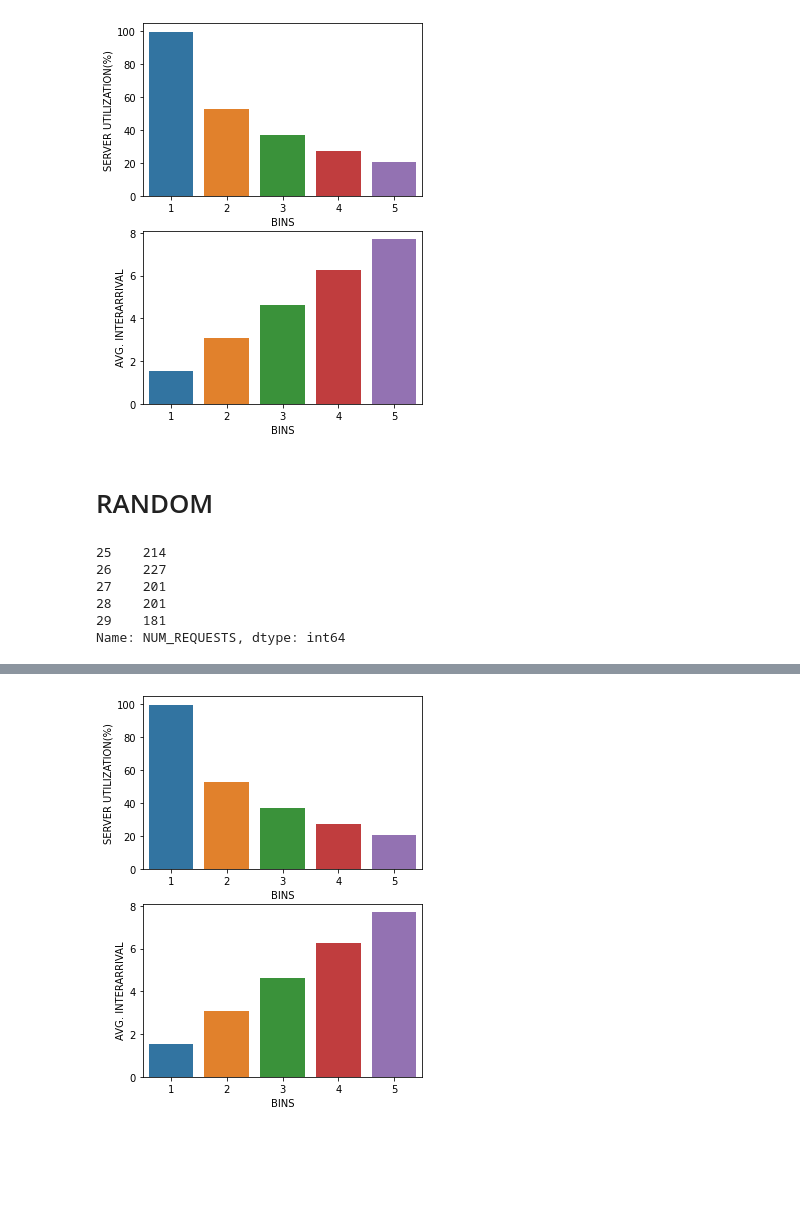
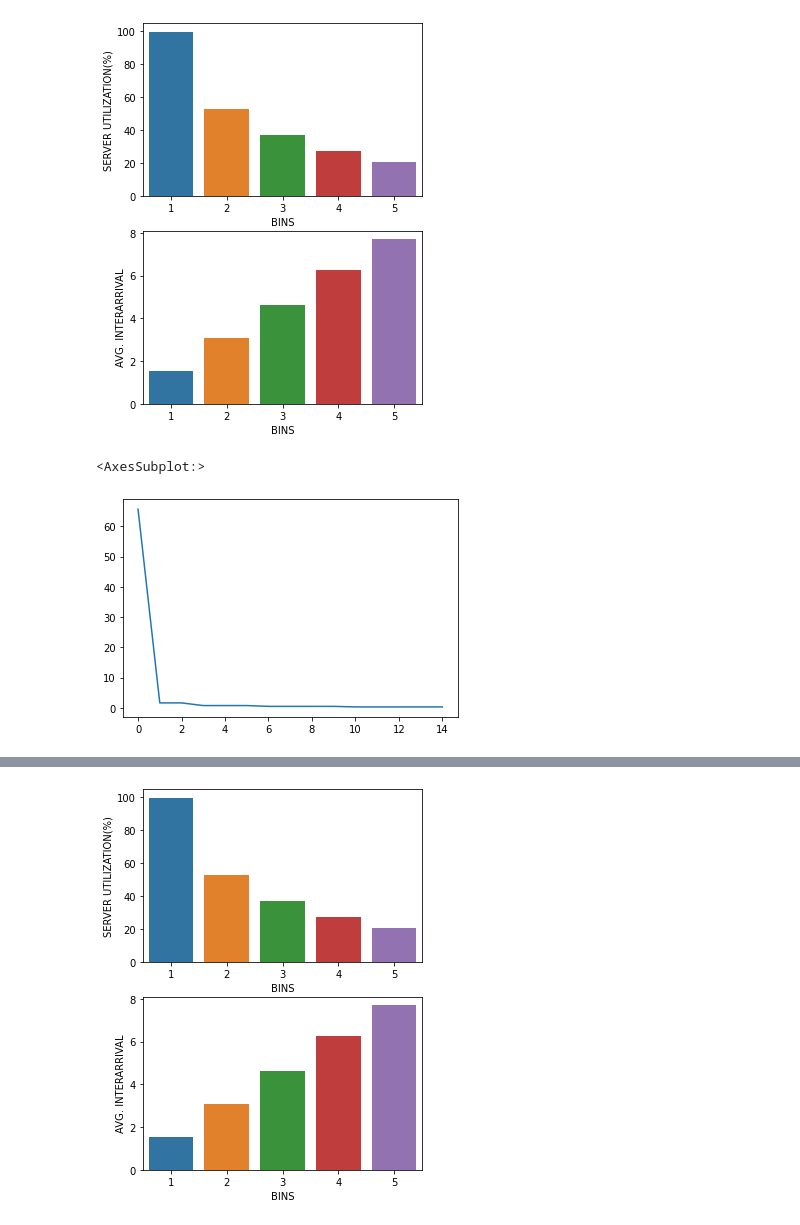
Before and after one commit to nachocodexx/cinvestav-ds-loadbalancer-analysis, a Jupyter notebook: analysis/Untitled.ipynb, the cells around one changed output, grey strips where cells are left out. Drawn from its saved outputs; the diff is of its cells as text; code cells hidden in the pictures; blank space fills up the shorter version.

```diff
--- a/analysis/Untitled.ipynb
+++ b/analysis/Untitled.ipynb
@@ -57,14 +49,8 @@ two_choices = df.loc[df['LOAD_BALANCER']=='TWO-CHOICES']
 basicPlot(round_robin)
 # %% [output]
 [figure]
-# %% [markdown]
-# RANDOM
-# %%
-random[random['TEST_ID']==4]['NUM_REQUESTS']
-# %% [output]
-25    214
-26    227
-27    201
-28    201
-29    181
-Name: NUM_REQUESTS, dtype: int64
+# %%
+round_robin['AVG_DELAY_QUEUE'].plot()
+# %% [output]
+<AxesSubplot:>
+[figure, added]
```
Also changed, not shown: parts of 18 cells of this notebook.
